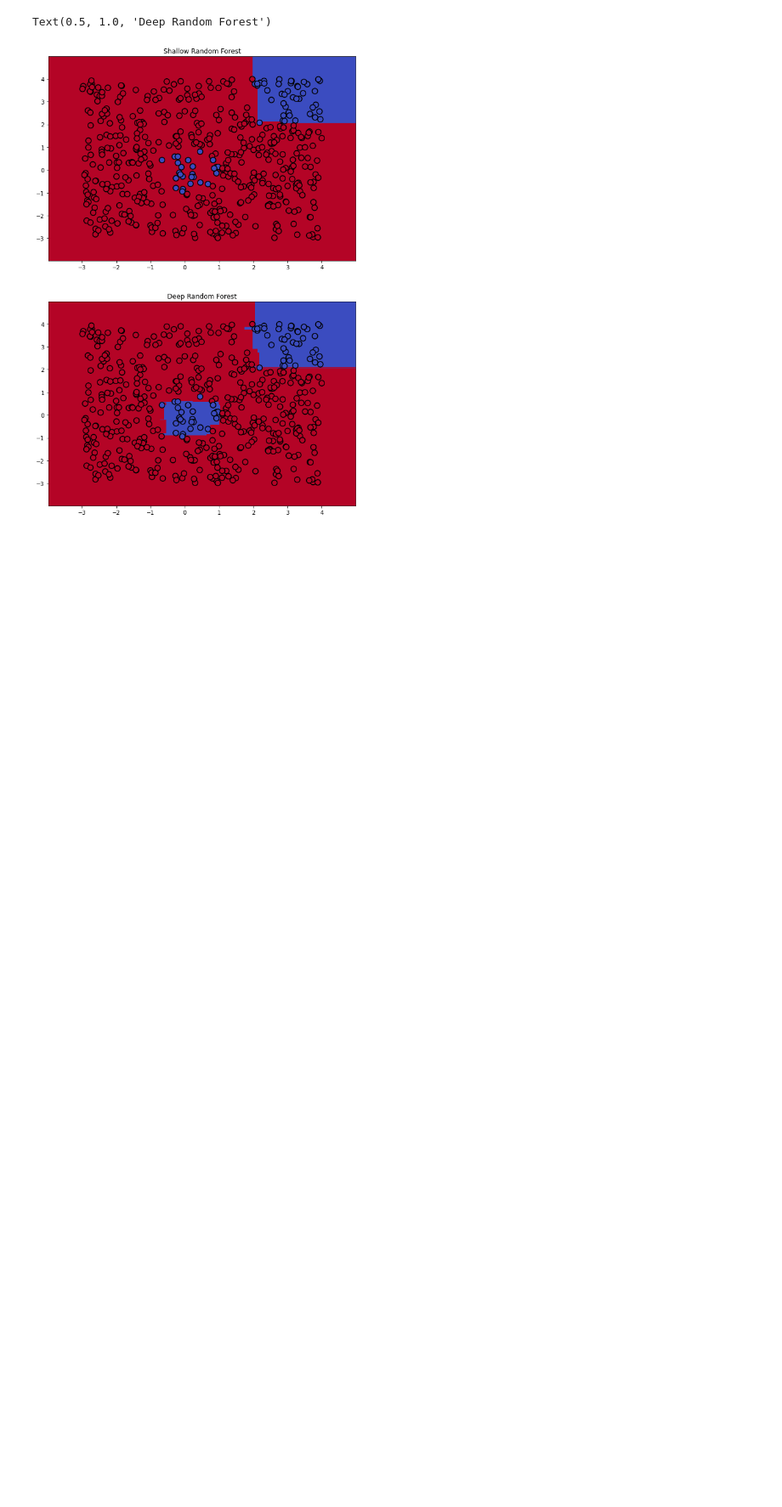
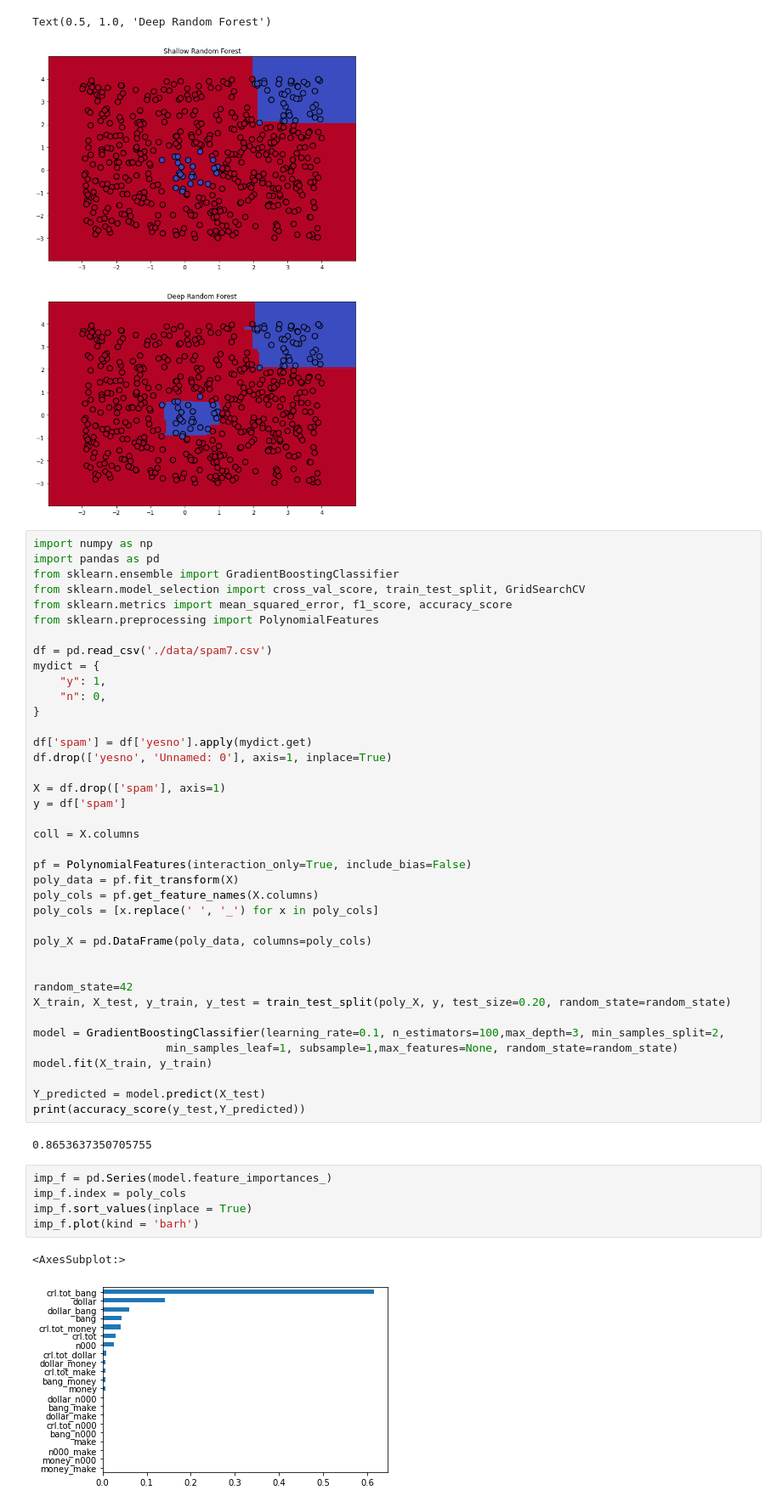
Before and after one commit to daimond025/skillFactory, a Jupyter notebook: module_work/ML-6/index.ipynb, the cells around one changed output. Shown: that part at 85% size. Saved outputs shown, nothing was run; the diff lists cells and outputs as text; blank space fills up the shorter version.

```diff
--- a/module_work/ML-6/index.ipynb
+++ b/module_work/ML-6/index.ipynb
@@ -62,3 +62,52 @@ ax[1].set_title('Deep Random Forest')
 # %% [output]
 Text(0.5, 1.0, 'Deep Random Forest')
 [figure]
+# %%
+import numpy as np
+import pandas as pd
+from sklearn.ensemble import GradientBoostingClassifier
+from sklearn.model_selection import cross_val_score, train_test_split, GridSearchCV
+from sklearn.metrics import mean_squared_error, f1_score, accuracy_score
+from sklearn.preprocessing import PolynomialFeatures
+
+df = pd.read_csv('./data/spam7.csv')
+mydict = {
+    "y": 1,
+    "n": 0,
+}
+
+df['spam'] = df['yesno'].apply(mydict.get)
+df.drop(['yesno', 'Unnamed: 0'], axis=1, inplace=True)
+
+X = df.drop(['spam'], axis=1)
+y = df['spam']
+
+coll = X.columns
+
+pf = PolynomialFeatures(interaction_only=True, include_bias=False)
+poly_data = pf.fit_transform(X)
+poly_cols = pf.get_feature_names(X.columns)
+poly_cols = [x.replace(' ', '_') for x in poly_cols]
+
+poly_X = pd.DataFrame(poly_data, columns=poly_cols)
+
+
+random_state=42
+X_train, X_test, y_train, y_test = train_test_split(poly_X, y, test_size=0.20, random_state=random_state)
+
+model = GradientBoostingClassifier(learning_rate=0.1, n_estimators=100,max_depth=3, min_samples_split=2,
+                    min_samples_leaf=1, subsample=1,max_features=None, random_state=random_state)
+model.fit(X_train, y_train)
+
+Y_predicted = model.predict(X_test)
+print(accuracy_score(y_test,Y_predicted))
+# %% [output]
+0.8653637350705755
+# %%
+imp_f = pd.Series(model.feature_importances_)
+imp_f.index = poly_cols
+imp_f.sort_values(inplace = True)
+imp_f.plot(kind = 'barh')
+# %% [output]
+<AxesSubplot:>
+[figure, added]
```
Also changed, not shown: parts of 1 cell of this notebook, 4 other files.
